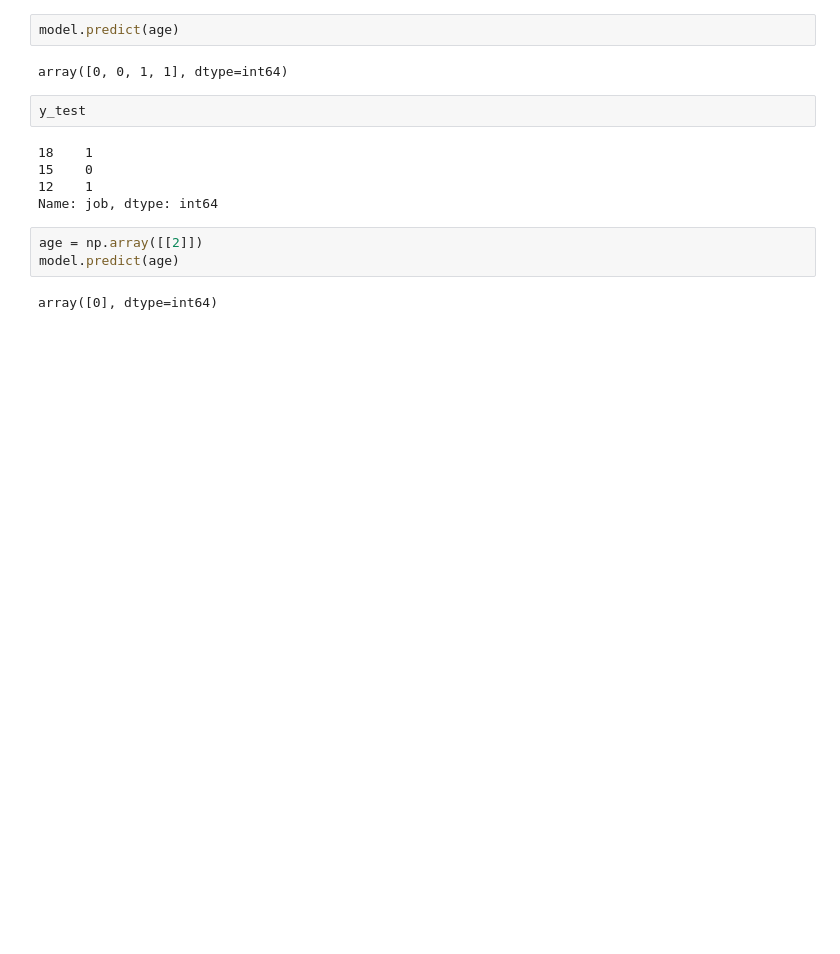
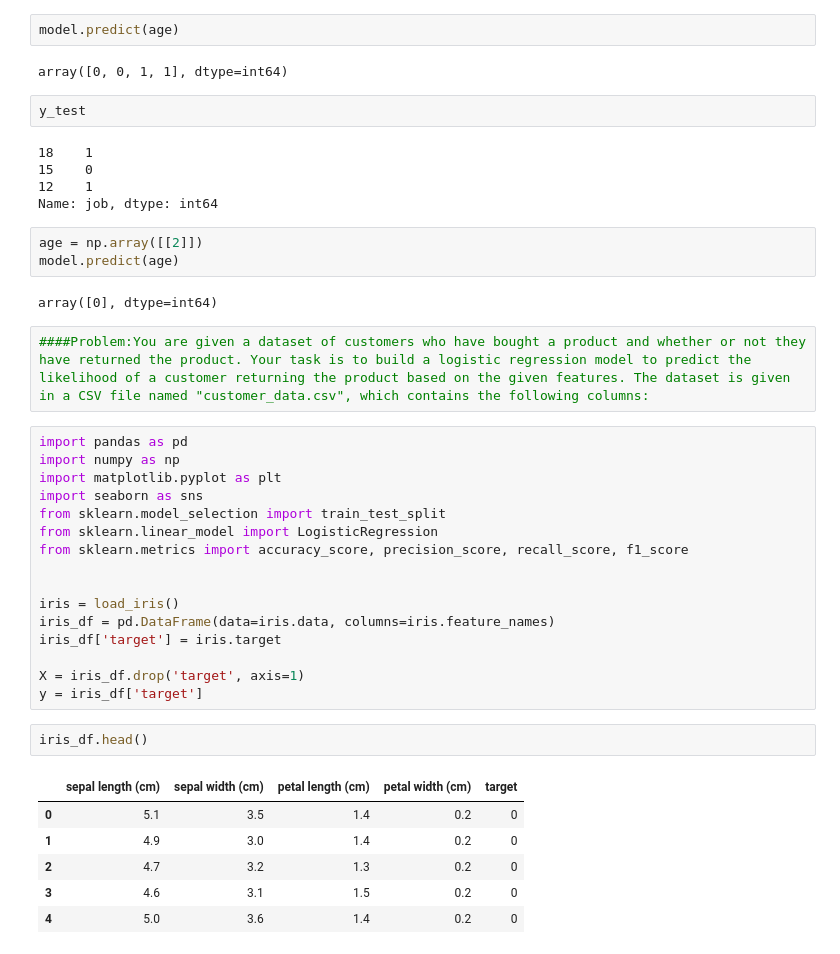
Before and after one commit to RashanWeerasinghe/machine-learning-tutorial, a Jupyter notebook: Logistic regression/Logistic regression.ipynb, the cells around one changed output. Cells and saved outputs as stored; diff of their text form; blank space fills up the shorter version.

```diff
--- a/Logistic regression/Logistic regression.ipynb
+++ b/Logistic regression/Logistic regression.ipynb
@@ -115,3 +115,30 @@ age = np.array([[2]])
 model.predict(age)
 # %% [output]
 array([0], dtype=int64)
+# %%
+####Problem:You are given a dataset of customers who have bought a product and whether or not they have returned the product. Your task is to build a logistic regression model to predict the likelihood of a customer returning the product based on the given features. The dataset is given in a CSV file named "customer_data.csv", which contains the following columns:
+# %%
+import pandas as pd
+import numpy as np
+import matplotlib.pyplot as plt
+import seaborn as sns
+from sklearn.model_selection import train_test_split
+from sklearn.linear_model import LogisticRegression
+from sklearn.metrics import accuracy_score, precision_score, recall_score, f1_score
+
+
+iris = load_iris()
+iris_df = pd.DataFrame(data=iris.data, columns=iris.feature_names)
+iris_df['target'] = iris.target
+
+X = iris_df.drop('target', axis=1)
+y = iris_df['target']
+# %%
+iris_df.head()
+# %% [output]
+|  | sepal length (cm) | sepal width (cm) | petal length (cm) | petal width (cm) | target |
+| 0 | 5.1 | 3.5 | 1.4 | 0.2 | 0 |
+| 1 | 4.9 | 3.0 | 1.4 | 0.2 | 0 |
+| 2 | 4.7 | 3.2 | 1.3 | 0.2 | 0 |
+| 3 | 4.6 | 3.1 | 1.5 | 0.2 | 0 |
+| 4 | 5.0 | 3.6 | 1.4 | 0.2 | 0 |
```
Also changed, not shown: parts of 7 cells of this notebook, 3 other files.
